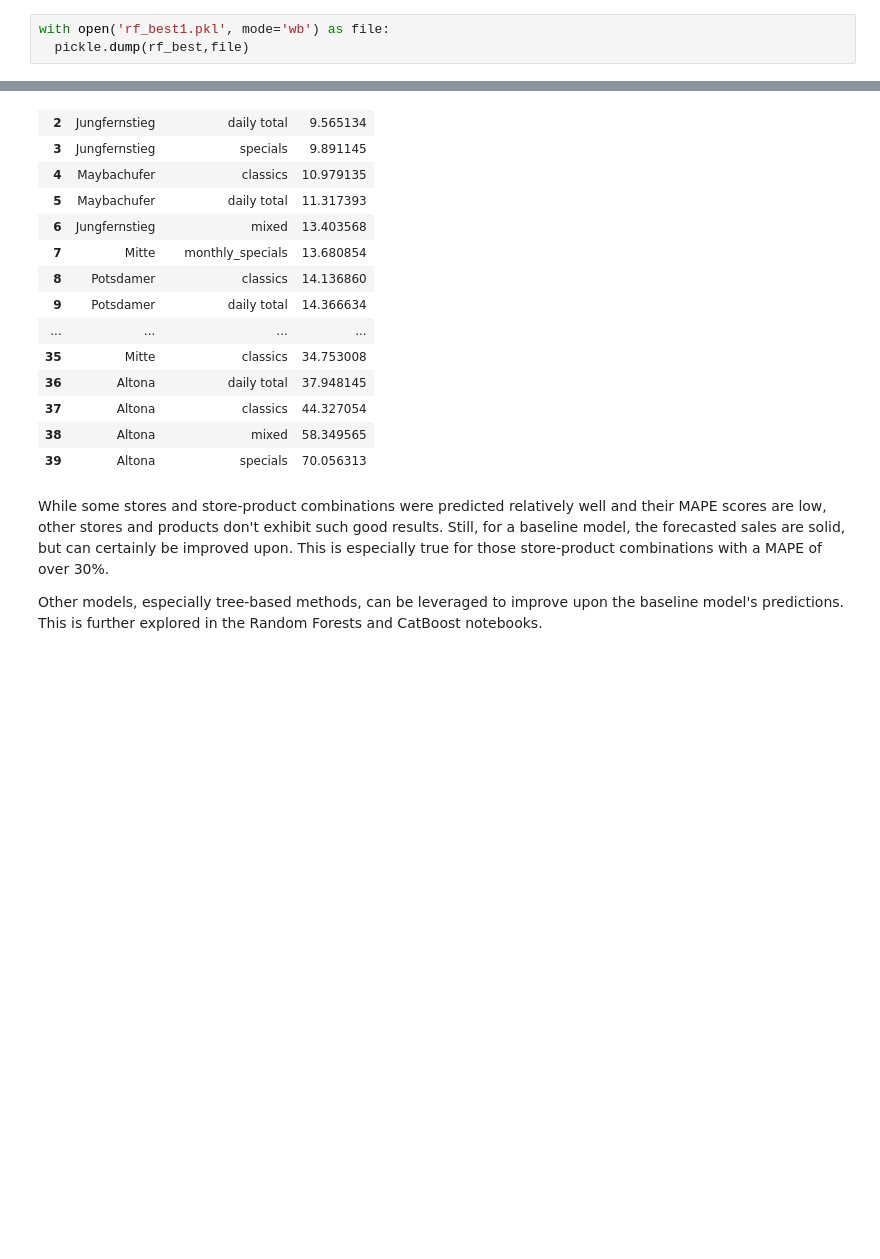
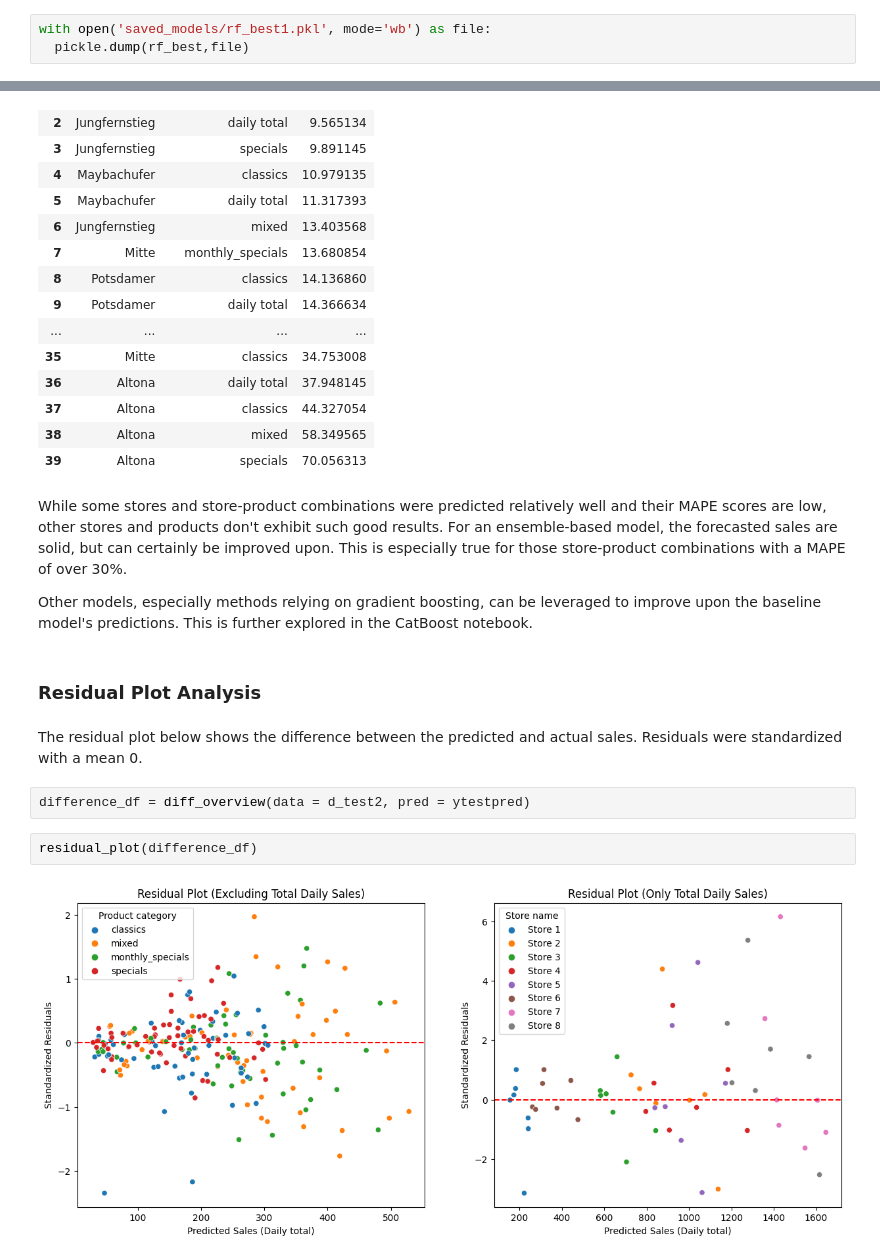
Before and after one commit to vlatko-v/sweet-spot-donut-sales-forecasting, a Jupyter notebook: forests.ipynb, the cells around one changed output, grey strips where cells are left out. Cells and saved outputs as stored; diff of their text form; blank space fills up the shorter version.

```diff
--- a/forests.ipynb
+++ b/forests.ipynb
@@ -268,5 +276,5 @@ ytrainpred = rf_best.predict(xtrain)
 # %% [markdown]
 **Saving the model**
 # %%
-with open('rf_best1.pkl', mode='wb') as file:
+with open('saved_models/rf_best1.pkl', mode='wb') as file:
   pickle.dump(rf_best,file)
@@ -329,6 +358,16 @@ mape_stores(d_test2, ytestpred, breakdown = "stores_products").sort_values("MAPE
 | 38 | Altona | mixed | 58.349565 |
 | 39 | Altona | specials | 70.056313 |
 # %% [markdown]
-While some stores and store-product combinations were predicted relatively well and their MAPE scores are low, other stores and products don't exhibit such good results. Still, for a baseline model, the forecasted sales are solid, but can certainly be improved upon. This is especially true for those store-product combinations with a MAPE of over 30%.
+While some stores and store-product combinations were predicted relatively well and their MAPE scores are low, other stores and products don't exhibit such good results. For an ensemble-based model, the forecasted sales are solid, but can certainly be improved upon. This is especially true for those store-product combinations with a MAPE of over 30%.
 
-Other models, especially tree-based methods, can be leveraged to improve upon the baseline model's predictions. This is further explored in the Random Forests and CatBoost notebooks.
+Other models, especially methods relying on gradient boosting, can be leveraged to improve upon the baseline model's predictions. This is further explored in the CatBoost notebook.
+# %% [markdown]
+### Residual Plot Analysis
+# %% [markdown]
+The residual plot below shows the difference between the predicted and actual sales. Residuals were standardized with a mean 0.
+# %%
+difference_df = diff_overview(data = d_test2, pred = ytestpred)
+# %%
+residual_plot(difference_df)
+# %% [output]
+[figure, added]
```
Also changed, not shown: parts of 21 cells of this notebook, 4 other files.
